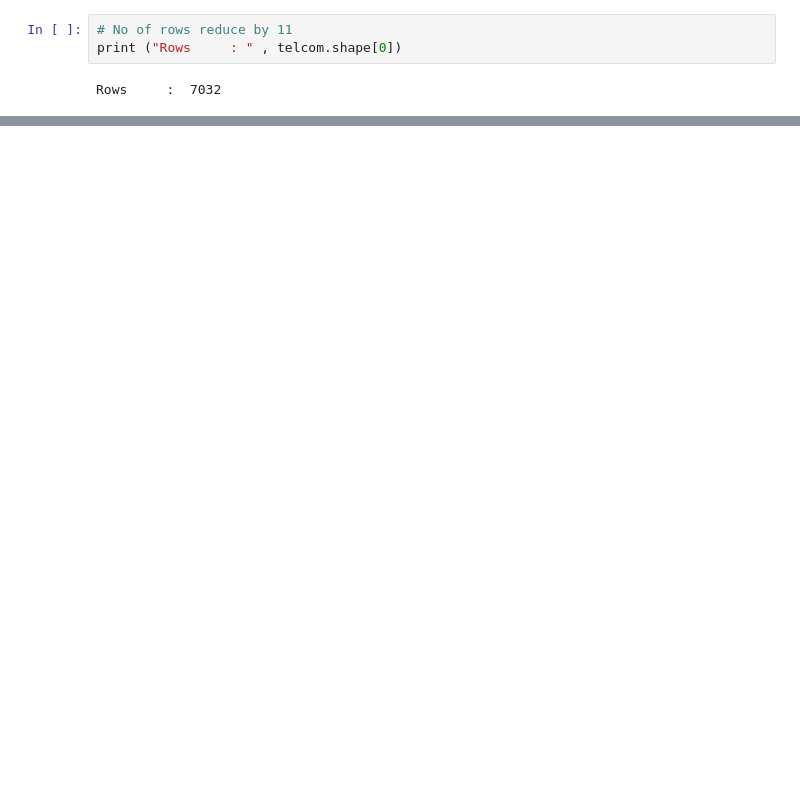
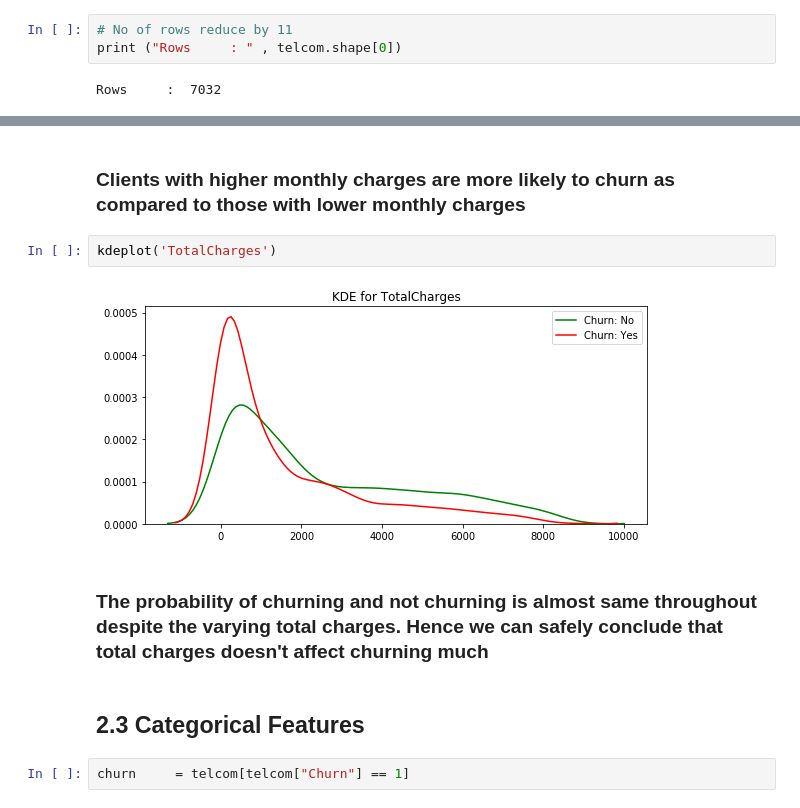
Before and after one commit to smarty1palak/Customer_Churn_Prediction, a Jupyter notebook: Data Analysis.ipynb, the cells around one changed output, grey strips where cells are left out. Saved outputs shown, nothing was run; the diff lists cells and outputs as text; blank space fills up the shorter version.

```diff
--- a/Data Analysis.ipynb
+++ b/Data Analysis.ipynb
@@ -161,0 +228,12 @@ df.corr()['Churn'].sort_values(ascending = False).plot(kind='bar')
+# %% [markdown]
+### Clients with higher monthly charges are more likely to churn as compared to those with lower monthly charges
+# %%
+kdeplot('TotalCharges')
+# %% [output]
+[figure, added]
+# %% [markdown]
+### The probability of churning and not churning is almost same throughout despite the varying total charges. Hence we can safely conclude that total charges doesn't affect churning much
+# %% [markdown]
+## 2.3 Categorical Features
+# %%
+churn     = telcom[telcom["Churn"] == 1]
```
Also changed, not shown: parts of 46 cells of this notebook.
